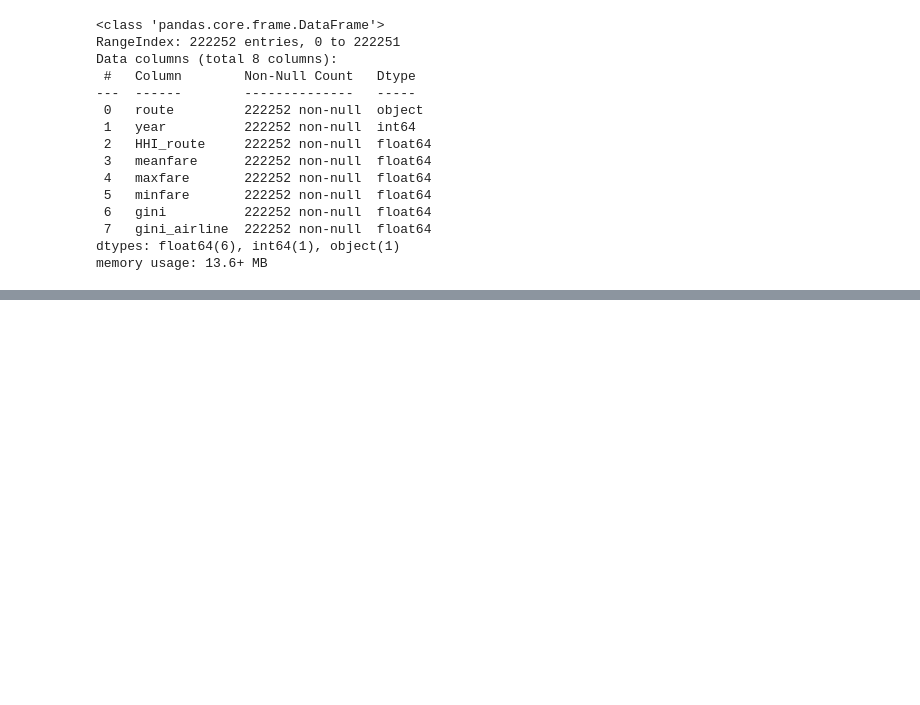
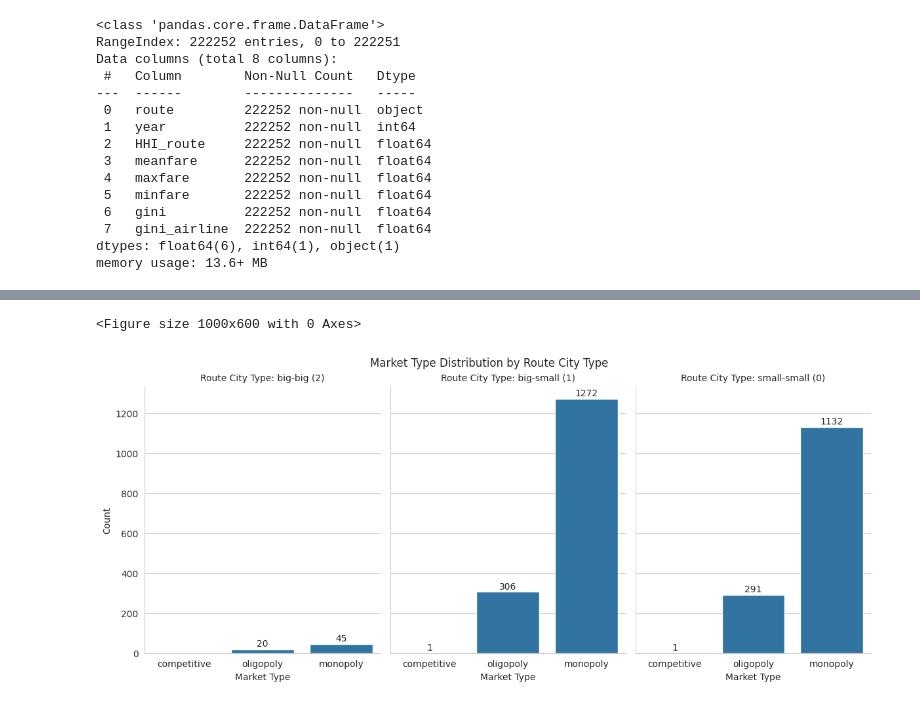
Before and after one commit to yuancx2025/526_project_group2, a Jupyter notebook: Data_science.ipynb, the cells around one changed output, grey strips where cells are left out. Cells and saved outputs as stored; diff of their text form; code cells hidden in the pictures; blank space fills up the shorter version.

```diff
--- a/Data_science.ipynb
+++ b/Data_science.ipynb
@@ -106,9 +97,13 @@ routes_2005 = (data_us[data_us["year"]==2005]
                .groupby(["origin","dest"], as_index=False)
                .agg({"origin_lat":"first","origin_lon":"first",
                      "dest_lat":"first","dest_lon":"first",
-                     "HHI_route":"mean"}))
+                     "HHI_route":"mean","pop_o":"first","pop_d":"first"}))
 routes_2005["market_type"] = pd.cut(
     routes_2005["HHI_route"],
     bins=[-float("inf"), 0.2, 0.6, float("inf")],
     labels=["competitive", "oligopoly", "monopoly"]
 )
+
+routes_2005.info()
+#info of the only competitive market in dataset
+routes_2005[routes_2005["market_type"]=="competitive"]
@@ -252,3 +271,16 @@ P-value: 0.0000
 Distribution: F(5125,217125)
 
 Included effects: Entity, Time
+# %%
+import numpy as np
+
+
+routes_2005['origin_size'] = pd.qcut(routes_2005['pop_o'], q=5, labels=['S','M','L','XL','XXL'])
+routes_2005['dest_size']   = pd.qcut(routes_2005['pop_d'], q=5, labels=['S','M','L','XL','XXL'])
+
+threshold = routes_2005['pop_o'].quantile(0.8)
+routes_2005['origin_bigcity'] = np.where(routes_2005['pop_o'] >= threshold, 1, 0)
+routes_2005['dest_bigcity']   = np.where(routes_2005['pop_d'] >= threshold, 1, 0)
+
+routes_2005['route_city_type'] = routes_2005['origin_bigcity'] +  routes_2005['dest_bigcity']
+threshold
@@ -254,0 +289,60 @@ Included effects: Entity, Time
+# %%
+import pandas as pd
+import numpy as np
+import seaborn as sns
+import matplotlib.pyplot as plt
+
+order_list = ["competitive", "oligopoly", "monopoly"]
+routes_2005['market_type'] = pd.Categorical(routes_2005['market_type'], categories=order_list, ordered=True)
+
+routes_2005['route_city_type'] = routes_2005['route_city_type'].astype(int)
+
+type_labels = {
+    2: "big-big (2)",
+    1: "big-small (1)",
+    0: "small-small (0)"
+}
+routes_2005['route_city_type_label'] = data['route_city_type'].map(type_labels)
+
+sns.set_style("whitegrid")
+
+
+plt.figure(figsize=(10, 6))
+g = sns.catplot(
+    data=routes_2005,
+    x="market_type",
+    col="route_city_type_label",
+    kind="count",
+    order=order_list,
+    col_order=type_labels.values(),
+    height=5,
+    aspect=0.8
+)
+
+
+for ax in g.axes.flatten():
+    # ax.patches 是当前子图中所有绘制的 bar 对象
+    for p in ax.patches:
+        # 获取条形的高度（即计数）
+        height = p.get_height()
+
+        # 仅当高度大于0时才添加标签，避免为0的条形显示数字
+        if height > 0:
+            # ax.text() 用于在图上添加文本
+            ax.text(
+                p.get_x() + p.get_width() / 2.,  # x 坐标: 条形中心
+                height + 5,                      # y 坐标: 略高于条形顶部 (这里的 5 是为了美观调整)
+                f'{int(height)}',                # 显示的文本: 将计数转换为整数
+                ha='center',                     # 水平对齐: 居中
+                va='bottom',                     # 垂直对齐: 底部 (即从底部向上写)
+                fontsize=10                      # 字体大小
+            )
+g.set_axis_labels("Market Type", "Count")
+g.set_titles("Route City Type: {col_name}")
+g.fig.suptitle("Market Type Distribution by Route City Type", y=1.02)
+
+
+plt.show()
+# %% [output]
+<Figure size 1000x600 with 0 Axes>
+[figure, added]
```
Also changed, not shown: parts of 10 cells of this notebook.
